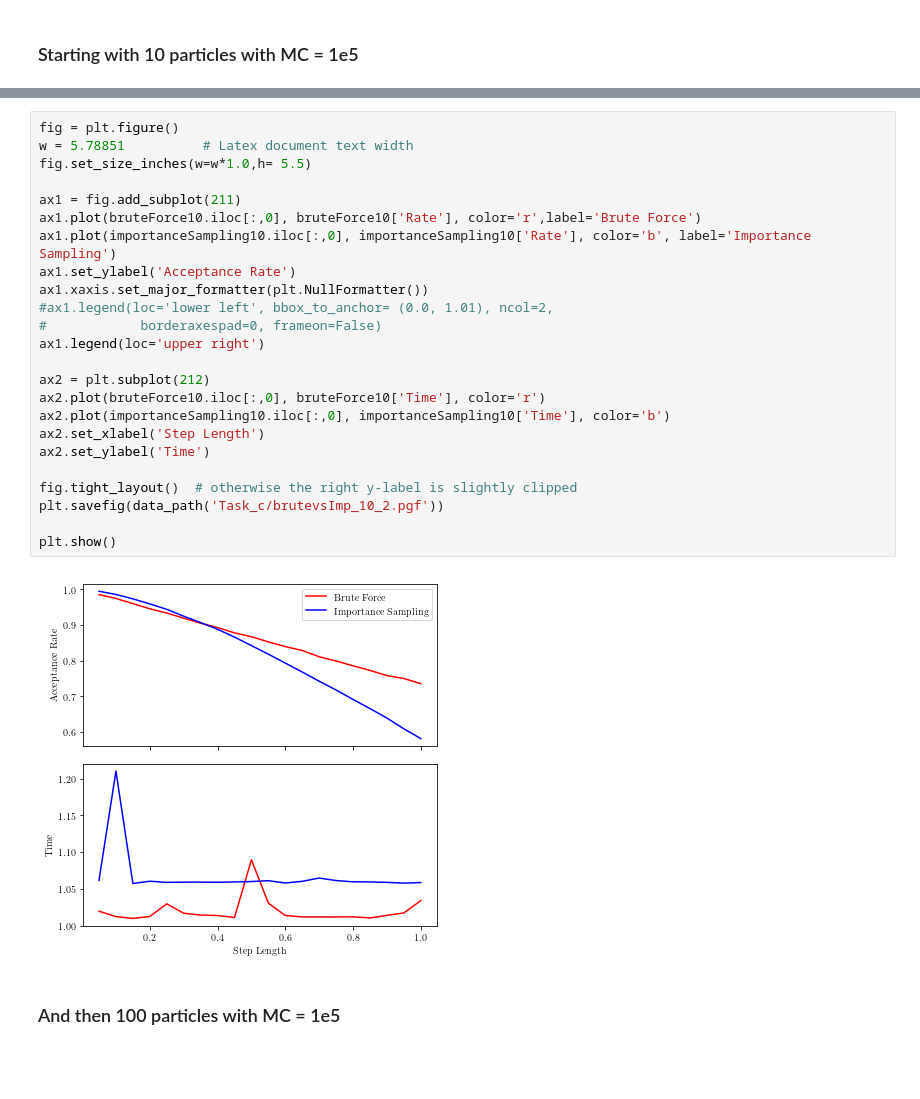
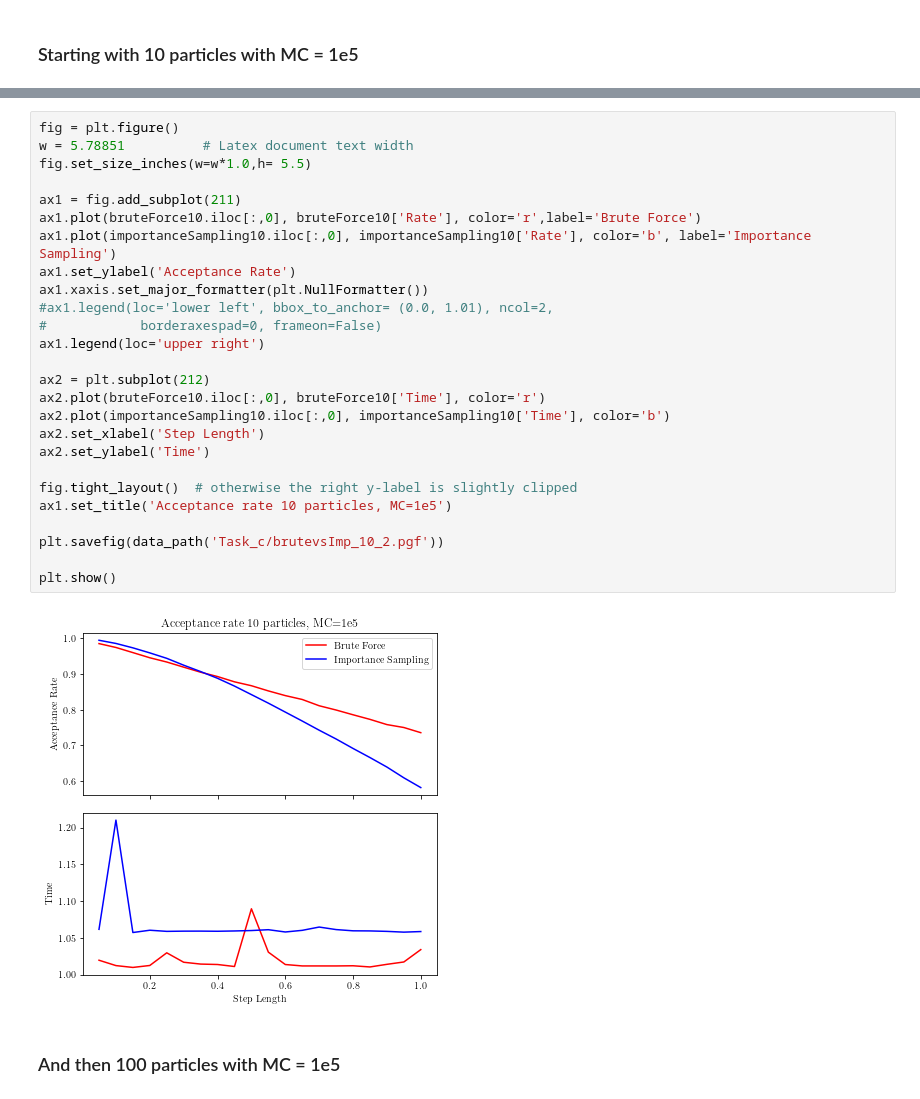
Before and after one commit to Moejay10/FYS4411, a Jupyter notebook: Project1/Python/Variational_Monte_Carlo.ipynb, the cells around one changed output, grey strips where cells are left out. Saved outputs shown, nothing was run; the diff lists cells and outputs as text; blank space fills up the shorter version.

```diff
--- a/Project1/Python/Variational_Monte_Carlo.ipynb
+++ b/Project1/Python/Variational_Monte_Carlo.ipynb
@@ -341,29 +344,31 @@ plt.show()
 # %%
 fig = plt.figure()
 w = 5.78851          # Latex document text width
 fig.set_size_inches(w=w*1.0,h= 5.5)
 
 ax1 = fig.add_subplot(211)
 ax1.plot(bruteForce10.iloc[:,0], bruteForce10['Rate'], color='r',label='Brute Force')
 ax1.plot(importanceSampling10.iloc[:,0], importanceSampling10['Rate'], color='b', label='Importance Sampling')
 ax1.set_ylabel('Acceptance Rate')
 ax1.xaxis.set_major_formatter(plt.NullFormatter())
 #ax1.legend(loc='lower left', bbox_to_anchor= (0.0, 1.01), ncol=2,
 #            borderaxespad=0, frameon=False)
 ax1.legend(loc='upper right')
 
 ax2 = plt.subplot(212)
 ax2.plot(bruteForce10.iloc[:,0], bruteForce10['Time'], color='r')
 ax2.plot(importanceSampling10.iloc[:,0], importanceSampling10['Time'], color='b')
 ax2.set_xlabel('Step Length')
 ax2.set_ylabel('Time')
 
 fig.tight_layout()  # otherwise the right y-label is slightly clipped
+ax1.set_title('Acceptance rate 10 particles, MC=1e5')
+
 plt.savefig(data_path('Task_c/brutevsImp_10_2.pgf'))
 
 plt.show()
 # %% [output]
-[figure, old version]
+[figure, new version]
 # %% [markdown]
 ### And then 100 particles with MC = 1e5
 # %%
```
Also changed, not shown: parts of 11 cells of this notebook.
